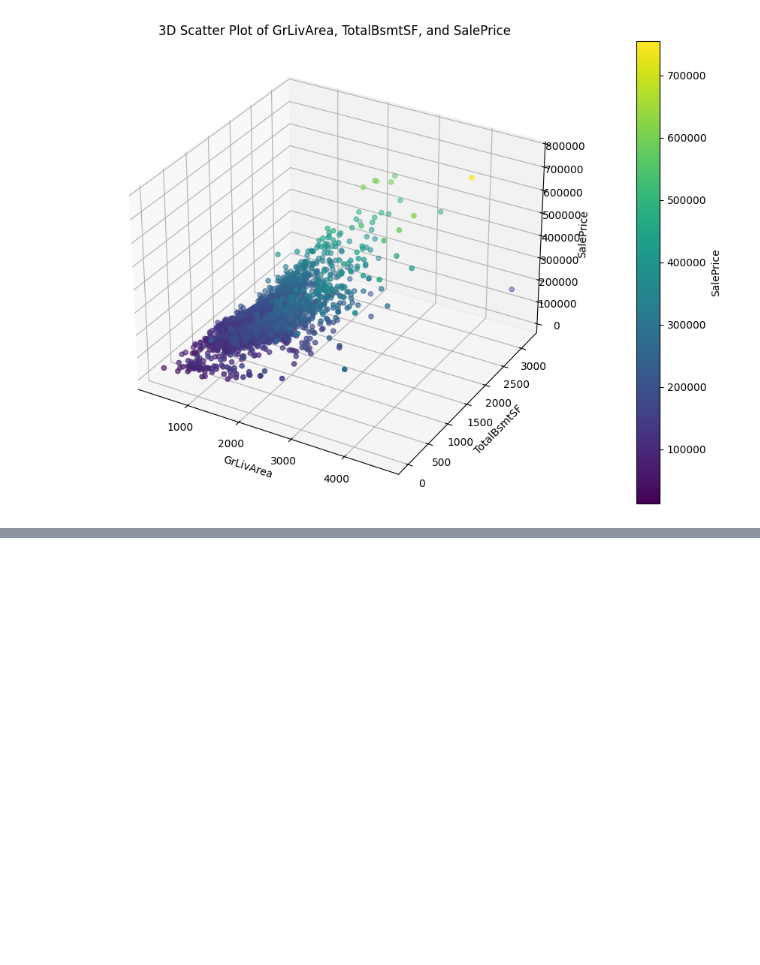
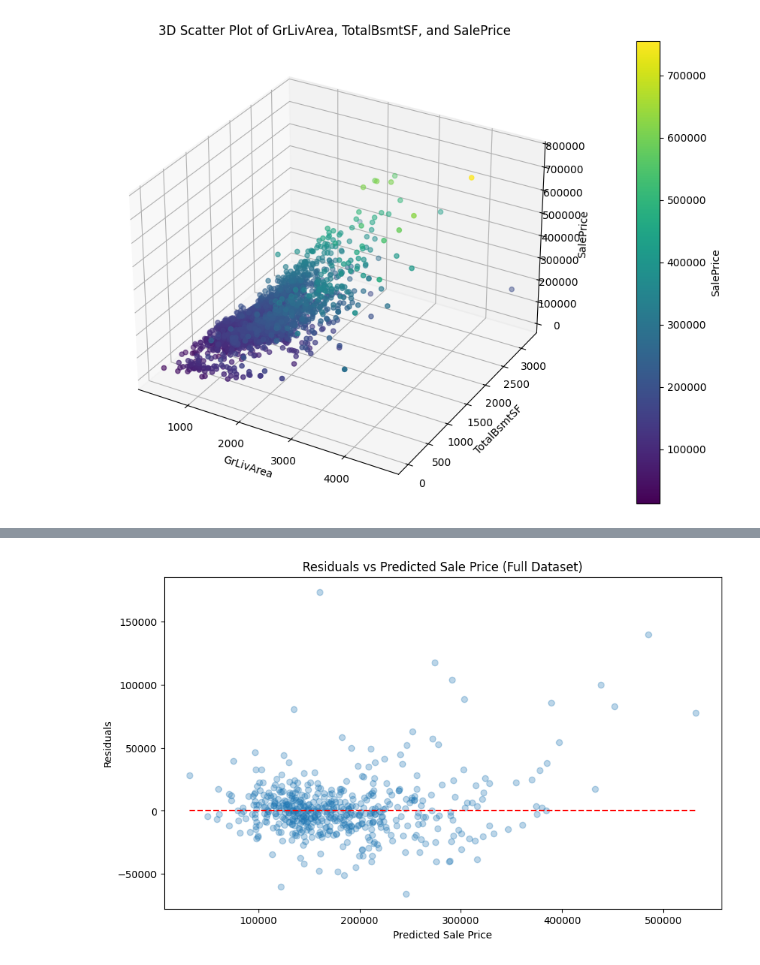
Before and after one commit to jackparsons93/Ames_Housing_ML, a Jupyter notebook: Ames2.ipynb, the cells around one changed output, grey strips where cells are left out. Cells and saved outputs as stored; diff of their text form; code cells hidden in the pictures; blank space fills up the shorter version.

```diff
--- a/Ames2.ipynb
+++ b/Ames2.ipynb
@@ -364,0 +511,14 @@ plt.show()
+# %%
+# Calculate the residuals
+residuals = y_test_all - y_pred_all
+
+# Plot the residuals
+plt.figure(figsize=(10, 6))
+plt.scatter(y_pred_all, residuals, alpha=0.3)
+plt.hlines(y=0, xmin=y_pred_all.min(), xmax=y_pred_all.max(), colors='red', linestyles='dashed')
+plt.xlabel('Predicted Sale Price')
+plt.ylabel('Residuals')
+plt.title('Residuals vs Predicted Sale Price (Full Dataset)')
+plt.show()
+# %% [output]
+[figure, added]
```
Also changed, not shown: parts of 9 cells of this notebook.
